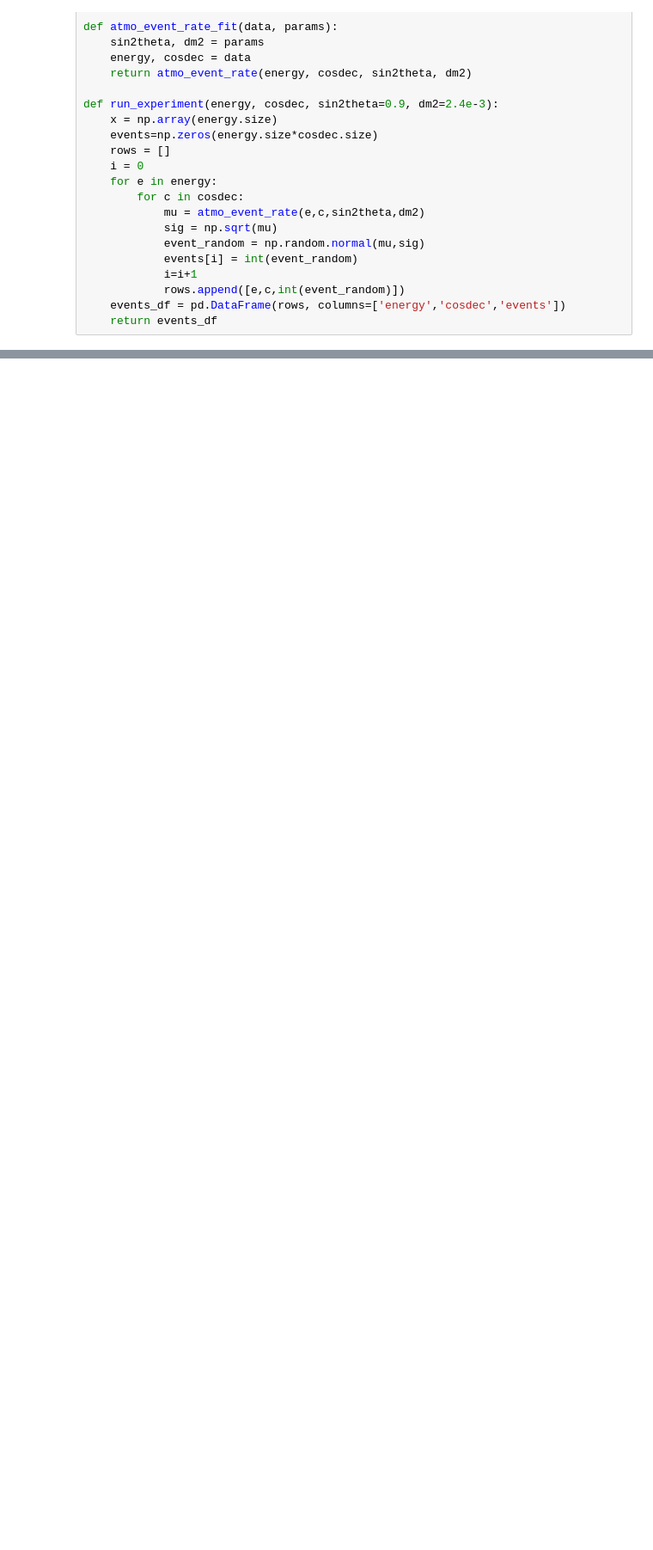
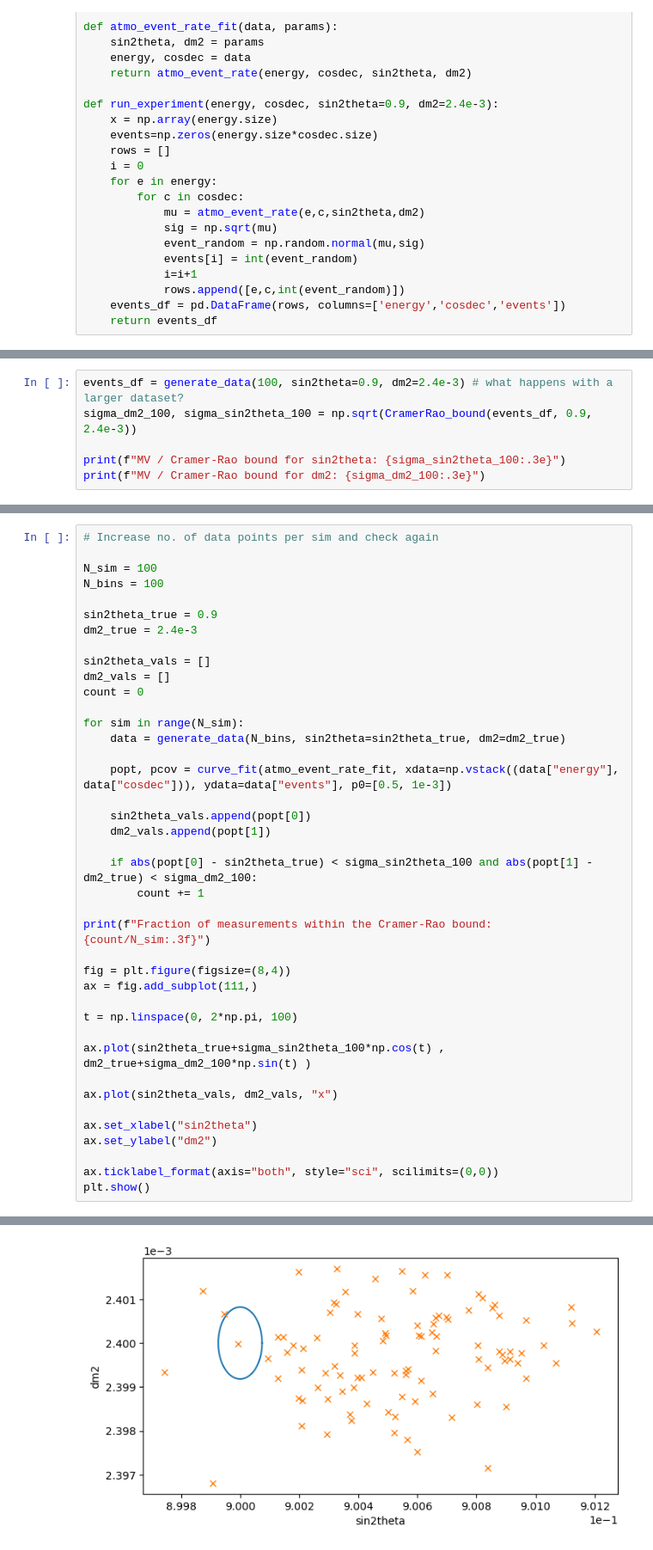
Before and after one commit to aotownsend/StatMethods2022, a Jupyter notebook: submissions/week7/annanay_week7.ipynb, the cells around one changed output, grey strips where cells are left out. Shown at 86% size. Saved outputs shown, nothing was run; the diff lists cells and outputs as text; blank space fills up the shorter version.

```diff
--- a/submissions/week7/annanay_week7.ipynb
+++ b/submissions/week7/annanay_week7.ipynb
@@ -91,0 +129,6 @@ Best fit dm2: 1.206e-03 +/- 1.832e-06
+# %%
+events_df = generate_data(100, sin2theta=0.9, dm2=2.4e-3) # what happens with a larger dataset?
+sigma_dm2_100, sigma_sin2theta_100 = np.sqrt(CramerRao_bound(events_df, 0.9, 2.4e-3))
+
+print(f"MV / Cramer-Rao bound for sin2theta: {sigma_sin2theta_100:.3e}")
+print(f"MV / Cramer-Rao bound for dm2: {sigma_dm2_100:.3e}")
@@ -91,0 +190,41 @@ Best fit dm2: 1.206e-03 +/- 1.832e-06
+# %%
+# Increase no. of data points per sim and check again
+
+N_sim = 100
+N_bins = 100
+
+sin2theta_true = 0.9
+dm2_true = 2.4e-3
+
+sin2theta_vals = []
+dm2_vals = []
+count = 0
+
+for sim in range(N_sim):
+    data = generate_data(N_bins, sin2theta=sin2theta_true, dm2=dm2_true)
+
+    popt, pcov = curve_fit(atmo_event_rate_fit, xdata=np.vstack((data["energy"], data["cosdec"])), ydata=data["events"], p0=[0.5, 1e-3])
+
+    sin2theta_vals.append(popt[0])
+    dm2_vals.append(popt[1])
+
+    if abs(popt[0] - sin2theta_true) < sigma_sin2theta_100 and abs(popt[1] - dm2_true) < sigma_dm2_100:
+        count += 1
+
+print(f"Fraction of measurements within the Cramer-Rao bound: {count/N_sim:.3f}")
+
+fig = plt.figure(figsize=(8,4))
+ax = fig.add_subplot(111,)
+
+t = np.linspace(0, 2*np.pi, 100)
+
+ax.plot(sin2theta_true+sigma_sin2theta_100*np.cos(t) , dm2_true+sigma_dm2_100*np.sin(t) )
+
+ax.plot(sin2theta_vals, dm2_vals, "x")
+
+ax.set_xlabel("sin2theta")
+ax.set_ylabel("dm2")
+
+ax.ticklabel_format(axis="both", style="sci", scilimits=(0,0))
+plt.show()
+# %% [output]
@@ -91,0 +232 @@ Best fit dm2: 1.206e-03 +/- 1.832e-06
+[figure, added]
```
Also changed, not shown: parts of 8 cells of this notebook.
